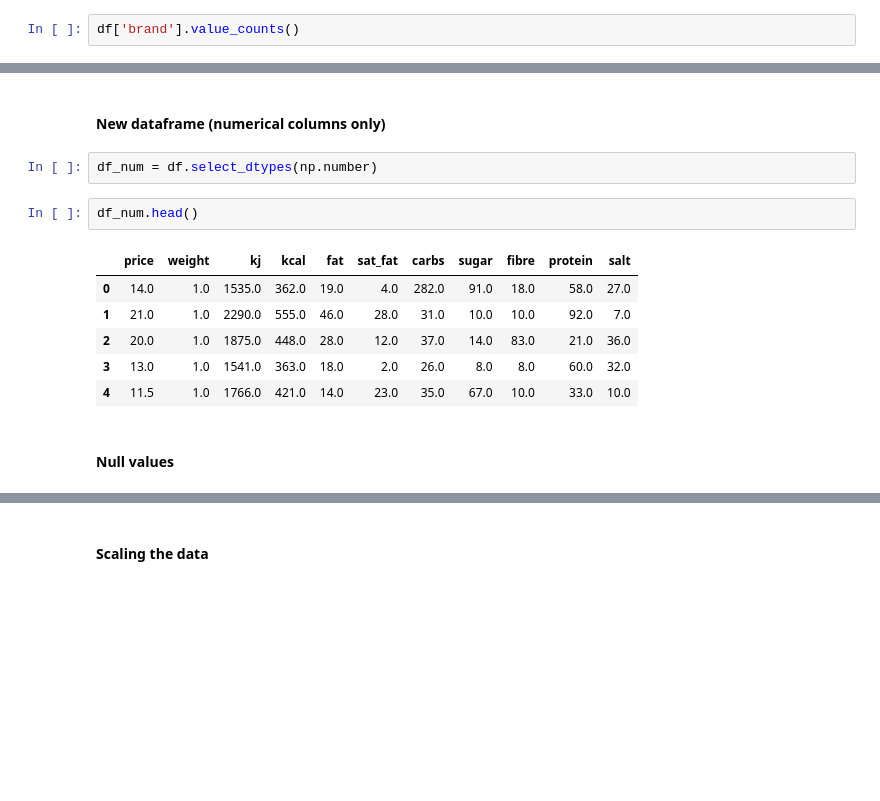
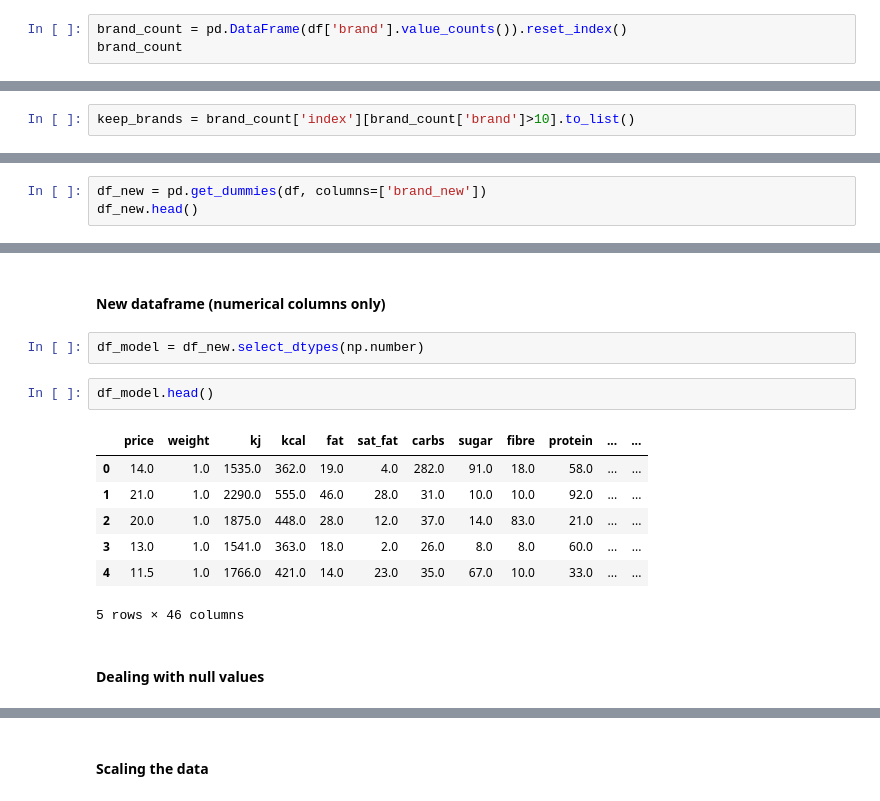
Before and after one commit to katharina-beriault/Final_Project_Vegan-Snack-Recommender_Clustering, a Jupyter notebook: Python/Model_building.ipynb, the cells around one changed output, grey strips where cells are left out. Cells and saved outputs as stored; diff of their text form; blank space fills up the shorter version.

```diff
--- a/Python/Model_building.ipynb
+++ b/Python/Model_building.ipynb
@@ -43,3 +42,4 @@ pd.set_option('display.max_rows', 40)
 # %%
-df['brand'].value_counts()
+brand_count = pd.DataFrame(df['brand'].value_counts()).reset_index()
+brand_count
 # %% [output]
@@ -62,0 +64,2 @@ Name: brand, Length: 104, dtype: int64
+# %%
+keep_brands = brand_count['index'][brand_count['brand']>10].to_list()
@@ -80,2 +103,5 @@ df['brand_new'].value_counts()
 # %% [markdown]
 #### Get dummies for brand column
+# %%
+df_new = pd.get_dummies(df, columns=['brand_new'])
+df_new.head()
@@ -82,15 +116,16 @@ df['brand_new'].value_counts()
 # %% [markdown]
 #### New dataframe (numerical columns only)
 # %%
-df_num = df.select_dtypes(np.number)
+df_model = df_new.select_dtypes(np.number)
 # %%
-df_num.head()
+df_model.head()
 # %% [output]
-|  | price | weight | kj | kcal | fat | sat_fat | carbs | sugar | fibre | protein | salt |
-| 0 | 14.0 | 1.0 | 1535.0 | 362.0 | 19.0 | 4.0 | 282.0 | 91.0 | 18.0 | 58.0 | 27.0 |
-| 1 | 21.0 | 1.0 | 2290.0 | 555.0 | 46.0 | 28.0 | 31.0 | 10.0 | 10.0 | 92.0 | 7.0 |
-| 2 | 20.0 | 1.0 | 1875.0 | 448.0 | 28.0 | 12.0 | 37.0 | 14.0 | 83.0 | 21.0 | 36.0 |
-| 3 | 13.0 | 1.0 | 1541.0 | 363.0 | 18.0 | 2.0 | 26.0 | 8.0 | 8.0 | 60.0 | 32.0 |
-| 4 | 11.5 | 1.0 | 1766.0 | 421.0 | 14.0 | 23.0 | 35.0 | 67.0 | 10.0 | 33.0 | 10.0 |
+|  | price | weight | kj | kcal | fat | sat_fat | carbs | sugar | fibre | protein | ... | ... |
+| 0 | 14.0 | 1.0 | 1535.0 | 362.0 | 19.0 | 4.0 | 282.0 | 91.0 | 18.0 | 58.0 | ... | ... |
+| 1 | 21.0 | 1.0 | 2290.0 | 555.0 | 46.0 | 28.0 | 31.0 | 10.0 | 10.0 | 92.0 | ... | ... |
+| 2 | 20.0 | 1.0 | 1875.0 | 448.0 | 28.0 | 12.0 | 37.0 | 14.0 | 83.0 | 21.0 | ... | ... |
+| 3 | 13.0 | 1.0 | 1541.0 | 363.0 | 18.0 | 2.0 | 26.0 | 8.0 | 8.0 | 60.0 | ... | ... |
+| 4 | 11.5 | 1.0 | 1766.0 | 421.0 | 14.0 | 23.0 | 35.0 | 67.0 | 10.0 | 33.0 | ... | ... |
+5 rows × 46 columns
 # %% [markdown]
-#### Null values
+#### Dealing with null values
```
Also changed, not shown: parts of 27 cells of this notebook, 9 other files.
